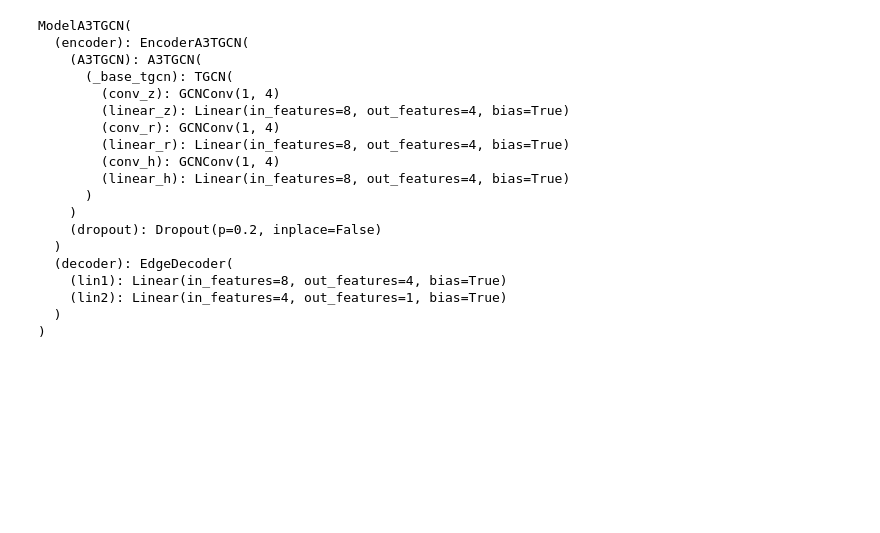
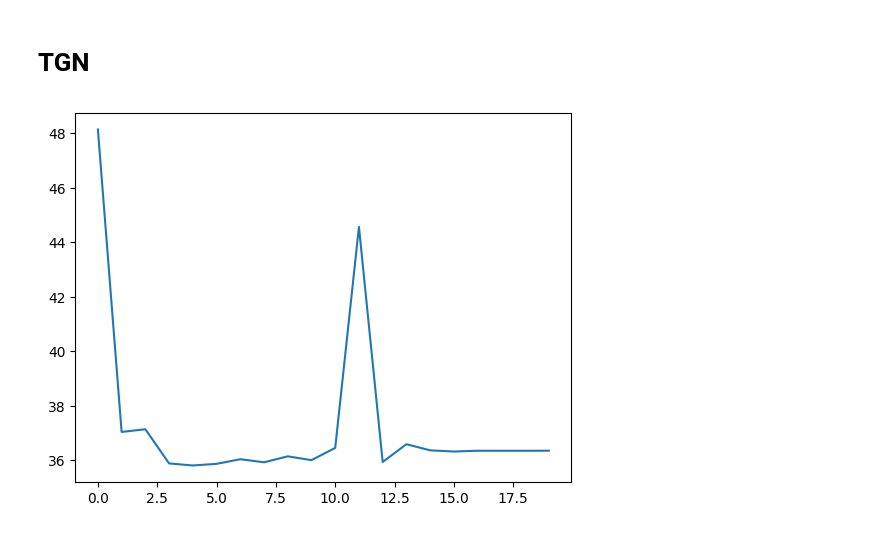
Before and after one commit to marcolomele/temporal-edge-regression, a Jupyter notebook: train_test_trade.ipynb, the cells around one changed output. Saved outputs shown, nothing was run; the diff lists cells and outputs as text; code cells hidden in the pictures; blank space fills up the shorter version.

```diff
--- a/train_test_trade.ipynb
+++ b/train_test_trade.ipynb
@@ -133,22 +262,0 @@ MSE = 71.8461
-# %%
-model3
-# %% [output]
-ModelA3TGCN(
-  (encoder): EncoderA3TGCN(
-    (A3TGCN): A3TGCN(
-      (_base_tgcn): TGCN(
-        (conv_z): GCNConv(1, 4)
-        (linear_z): Linear(in_features=8, out_features=4, bias=True)
-        (conv_r): GCNConv(1, 4)
-        (linear_r): Linear(in_features=8, out_features=4, bias=True)
-        (conv_h): GCNConv(1, 4)
-        (linear_h): Linear(in_features=8, out_features=4, bias=True)
-      )
-    )
-    (dropout): Dropout(p=0.2, inplace=False)
-  )
-  (decoder): EdgeDecoder(
-    (lin1): Linear(in_features=8, out_features=4, bias=True)
-    (lin2): Linear(in_features=4, out_features=1, bias=True)
-  )
-)
@@ -154,0 +290,2 @@ ModelA3TGCN(
+# %% [markdown]
+# TGN
@@ -154,0 +340,25 @@ ModelA3TGCN(
+# %%
+epochs = 20
+lr = 0.1
+
+optimiser = torch.optim.Adam(
+    set(memory.parameters()) | set(model5_enc.parameters())
+    | set(model5_dec.parameters()), lr=lr)
+
+def run_TGN_train():
+    loss_epochs_dict = {}
+
+    for epoch in tqdm(range(epochs)):
+        avg_epoch_loss = TGN_train(memory, model5_enc, model5_dec, neighbor_loader, train_loader,
+                node_features, edge_weights, optimiser, device, assoc,
+                tmp_data_trade, data_train, epoch)
+
+        loss_epochs_dict[epoch+1] = avg_epoch_loss
+
+    loss_epochs_df = pd.DataFrame(loss_epochs_dict.items(), columns=['epoch', 'loss'])
+    return loss_epochs_df
+
+run_TGN_train()['loss'].plot()
+plt.show()
+# %% [output]
+[figure, added]
```
Also changed, not shown: parts of 29 cells of this notebook.
